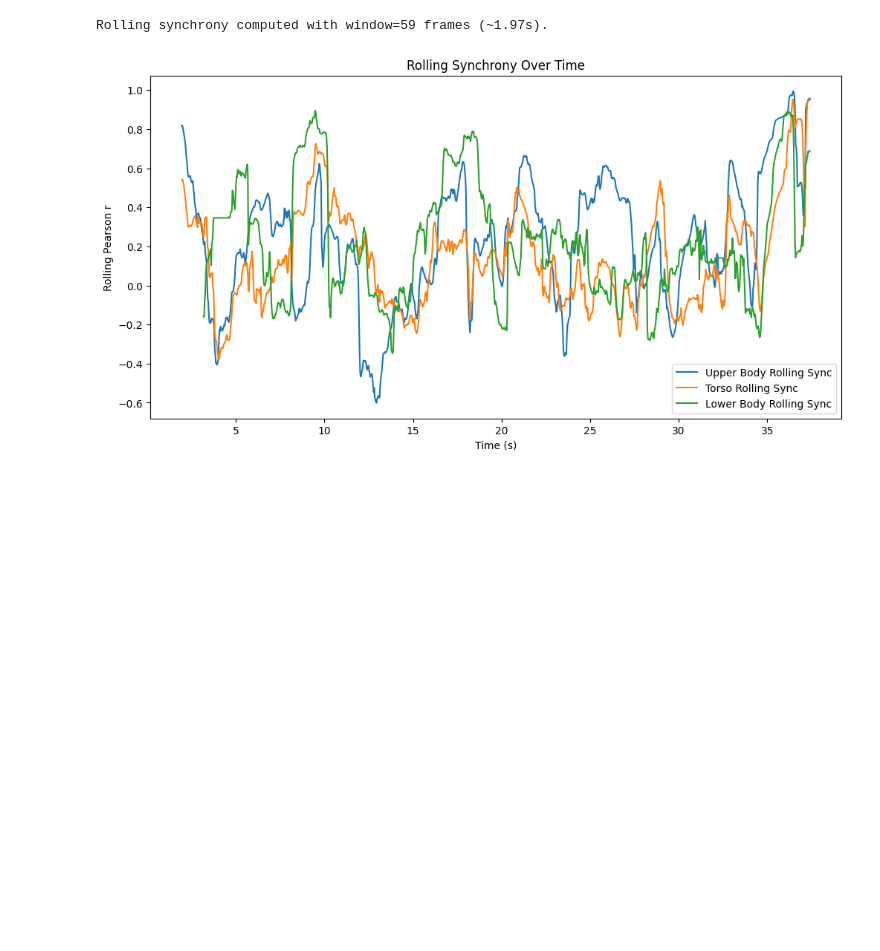
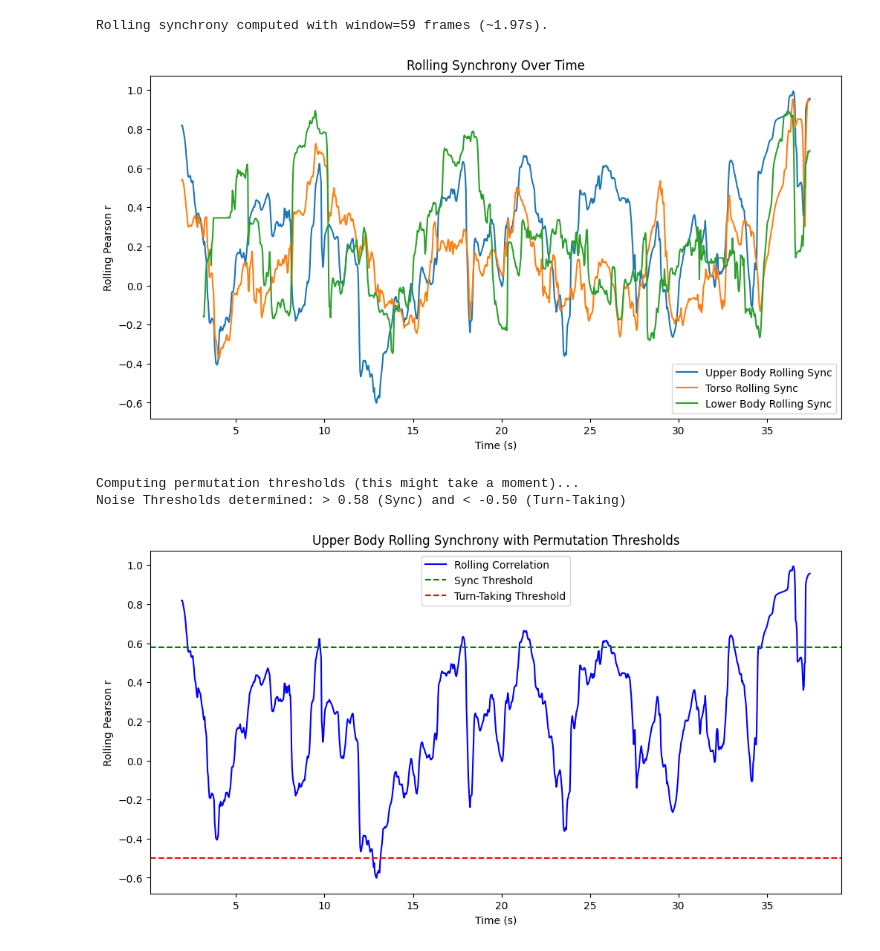
Before and after one commit to giladsar/Social_Synchrony, a Jupyter notebook: Social_Synchrony.ipynb, the cells around one changed output. Cells and saved outputs as stored; diff of their text form; code cells hidden in the pictures; blank space fills up the shorter version.

```diff
--- a/Social_Synchrony.ipynb
+++ b/Social_Synchrony.ipynb
@@ -835,0 +946,72 @@ Rolling synchrony computed with window=59 frames (~1.97s).
+# %%
+# analyze_rolling_phases_perm
+metrics_upper = analyze_rolling_phases_perm(
+    Body_Parts_Group_Velocity[0]["upper_v"],
+    Body_Parts_Group_Velocity[1]["upper_v"],
+    roll_upper,
+    win_frames,
+    fps
+)
+metrics_torso = analyze_rolling_phases_perm(
+    Body_Parts_Group_Velocity[0]["torso_v"],
+    Body_Parts_Group_Velocity[1]["torso_v"],
+    roll_torso,
+    win_frames,
+    fps
+)
+metrics_lower = analyze_rolling_phases_perm(
+    Body_Parts_Group_Velocity[0]["lower_v"],
+    Body_Parts_Group_Velocity[1]["lower_v"],
+    roll_lower,
+    win_frames,
+    fps
+)
+
+# plot with thresholds
+def plot_rolling_with_thresholds(times: np.ndarray, rolling_r: np.ndarray, pos
+                                    : float, neg: float, title: str):
+        import matplotlib.pyplot as plt
+
+        plt.figure(figsize=(12, 6))
+        plt.plot(times, rolling_r, label="Rolling Correlation", color='blue')
+        plt.axhline(pos, color='green', linestyle='--', label='Sync Threshold')
+        plt.axhline(neg, color='red', linestyle='--', label='Turn-Taking Threshold')
+        plt.xlabel("Time (s)")
+        plt.ylabel("Rolling Pearson r")
+        plt.title(title)
+        plt.legend()
+        plt.show()
+plot_rolling_with_thresholds(
+    times,
+    roll_upper,
+    metrics_upper['thresh_sync'],
+    metrics_upper['thresh_anti'],
+    "Upper Body Rolling Synchrony with Permutation Thresholds"
+)
+# do the same for torso and lower body
+metrics_torso = analyze_rolling_phases_perm(
+    Body_Parts_Group_Velocity[0]["torso_v"],
+    Body_Parts_Group_Velocity[1]["torso_v"],
+    roll_torso,
+    win_frames,
+    fps
+)
+plot_rolling_with_thresholds(
+    times,
+    roll_torso,
+    metrics_torso['thresh_sync'],
+    metrics_torso['thresh_anti'],
+    "Torso Rolling Synchrony with Permutation Thresholds"
+)
+
+plot_rolling_with_thresholds(
+    times,
+    roll_lower,
+    metrics_lower['thresh_sync'],
+    metrics_lower['thresh_anti'],
+    "Lower Body Rolling Synchrony with Permutation Thresholds"
+)
+# %% [output]
+Computing permutation thresholds (this might take a moment)...
+Noise Thresholds determined: > 0.58 (Sync) and < -0.50 (Turn-Taking)
+[figure, added]
```
Also changed, not shown: parts of 3 cells of this notebook.
